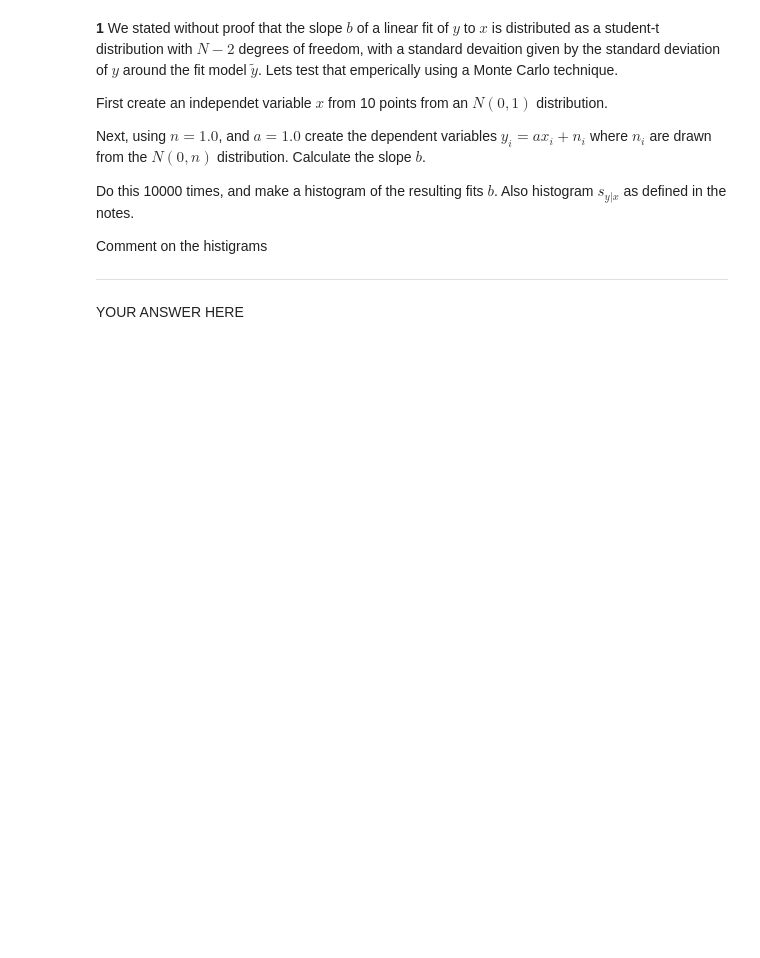
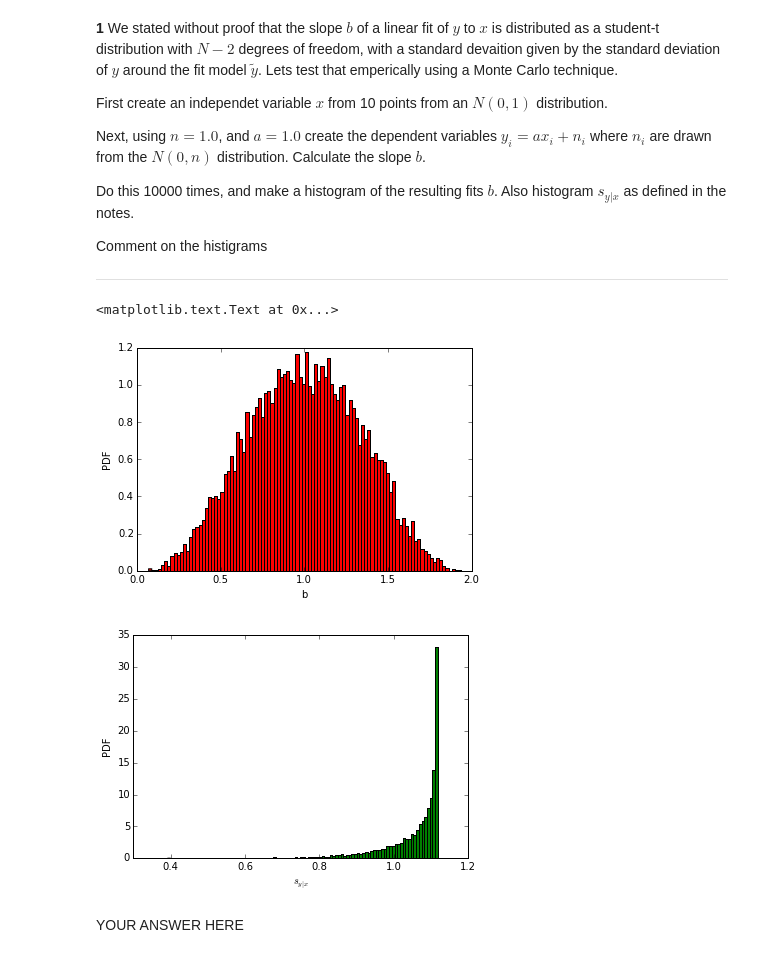
Before and after one commit to ingosh/Phy411Assignments, a Jupyter notebook: Assignment-02.ipynb, the cells around one changed output. Cells and saved outputs as stored; diff of their text form; code cells hidden in the pictures; blank space fills up the shorter version.

```diff
--- a/Assignment-02.ipynb
+++ b/Assignment-02.ipynb
@@ -36,7 +37,7 @@ import matplotlib.pyplot as plt
 # %%
 # YOUR CODE HERE
 N = 200000
-a = 5
+a = 5.0
 noisevalues = np.logspace(-2,2, num=40)
 r = np.zeros(40)
 xstd = np.zeros(40)
@@ -95,3 +93,32 @@ raise NotImplementedError()
+# %%
+# YOUR CODE HERE
+N = 10000
+Npoint = 10
+A = 1.0
+NN = 1.0
+b = np.zeros(N)
+a = np.zeros(N)
+syx = np.zeros(N)
+for ind,n in enumerate(b):
+    x = np.random.normal(0., 1., Npoint); x = (x-np.mean(x))/np.std(x)
+    ni = np.random.normal(0., NN, Npoint); ni = (ni-np.mean(ni))/np.std(ni)
+    y = np.zeros(10)
+    y = A*x + ni
+    b[ind] = ( np.sum(x*y)-N*np.mean(x)*np.mean(y) )/( (np.sum(x**2)-N*np.mean(x)**2) )
+    a[ind] = np.mean(y)-b[ind]*np.mean(x)
+    yhat=b[ind]*x+a[ind]
+    syx[ind] = np.sqrt(np.sum((y-yhat)**2)/(Npoint-2))
+
+fig=plt.figure();ax=fig.add_subplot(1,1,1);
+ax.hist(b, 100,color = 'red', normed =True)
+ax.set_xlabel('b');ax.set_ylabel('PDF')
+fig=plt.figure();ax=fig.add_subplot(1,1,1);
+ax.hist(syx, 100,color = 'green',normed =True)
+ax.set_xlabel('$s_{y|x}$');ax.set_ylabel('PDF')
+# %% [output]
+<matplotlib.text.Text at 0x...>
+[figure, added]
+[figure, added]
 # %% [markdown]
 YOUR ANSWER HERE
 # %% [markdown]
```
Also changed, not shown: parts of 21 cells of this notebook.
